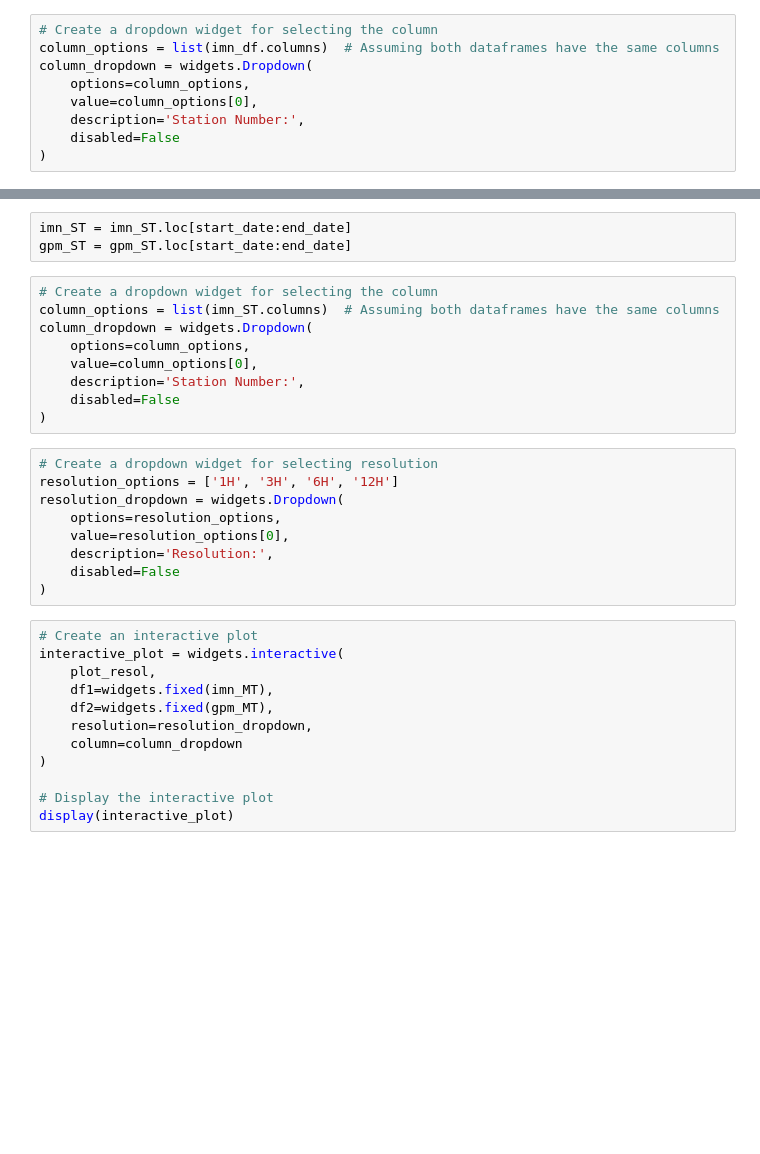
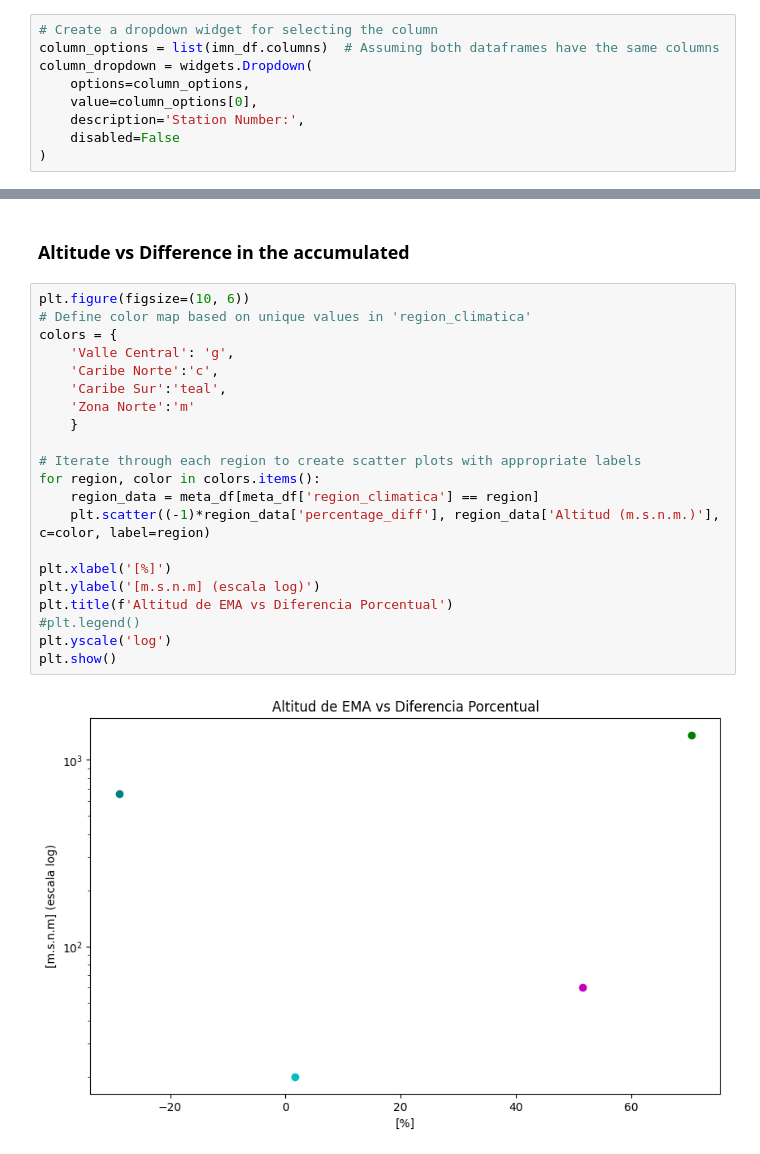
Before and after one commit to maureenfonseca/TFG, a Jupyter notebook: scripts/Analysis_Medium_Term.ipynb, the cells around one changed output, grey strips where cells are left out. Saved outputs shown, nothing was run; the diff lists cells and outputs as text; blank space fills up the shorter version.

```diff
--- a/scripts/Analysis_Medium_Term.ipynb
+++ b/scripts/Analysis_Medium_Term.ipynb
@@ -141,33 +270,25 @@ end_date = '2017-10-04 23:00:00'
-# %%
-imn_ST = imn_ST.loc[start_date:end_date]
-gpm_ST = gpm_ST.loc[start_date:end_date]
-# %%
-# Create a dropdown widget for selecting the column
-column_options = list(imn_ST.columns)  # Assuming both dataframes have the same columns
-column_dropdown = widgets.Dropdown(
-    options=column_options,
-    value=column_options[0],
-    description='Station Number:',
-    disabled=False
-)
-# %%
-# Create a dropdown widget for selecting resolution
-resolution_options = ['1H', '3H', '6H', '12H']
-resolution_dropdown = widgets.Dropdown(
-    options=resolution_options,
-    value=resolution_options[0],
-    description='Resolution:',
-    disabled=False
-)
-# %%
-# Create an interactive plot
-interactive_plot = widgets.interactive(
-    plot_resol,
-    df1=widgets.fixed(imn_MT),
-    df2=widgets.fixed(gpm_MT),
-    resolution=resolution_dropdown,
-    column=column_dropdown
-)
-
-# Display the interactive plot
-display(interactive_plot)
+# %% [markdown]
+### Altitude vs Difference in the accumulated
+# %%
+plt.figure(figsize=(10, 6))
+# Define color map based on unique values in 'region_climatica'
+colors = {
+    'Valle Central': 'g',
+    'Caribe Norte':'c',
+    'Caribe Sur':'teal',
+    'Zona Norte':'m'
+    }
+
+# Iterate through each region to create scatter plots with appropriate labels
+for region, color in colors.items():
+    region_data = meta_df[meta_df['region_climatica'] == region]
+    plt.scatter((-1)*region_data['percentage_diff'], region_data['Altitud (m.s.n.m.)'], c=color, label=region)
+
+plt.xlabel('[%]')
+plt.ylabel('[m.s.n.m] (escala log)')
+plt.title(f'Altitud de EMA vs Diferencia Porcentual')
+#plt.legend()
+plt.yscale('log')
+plt.show()
+# %% [output]
+[figure, added]
```
Also changed, not shown: parts of 73 cells of this notebook, 1 other file.
